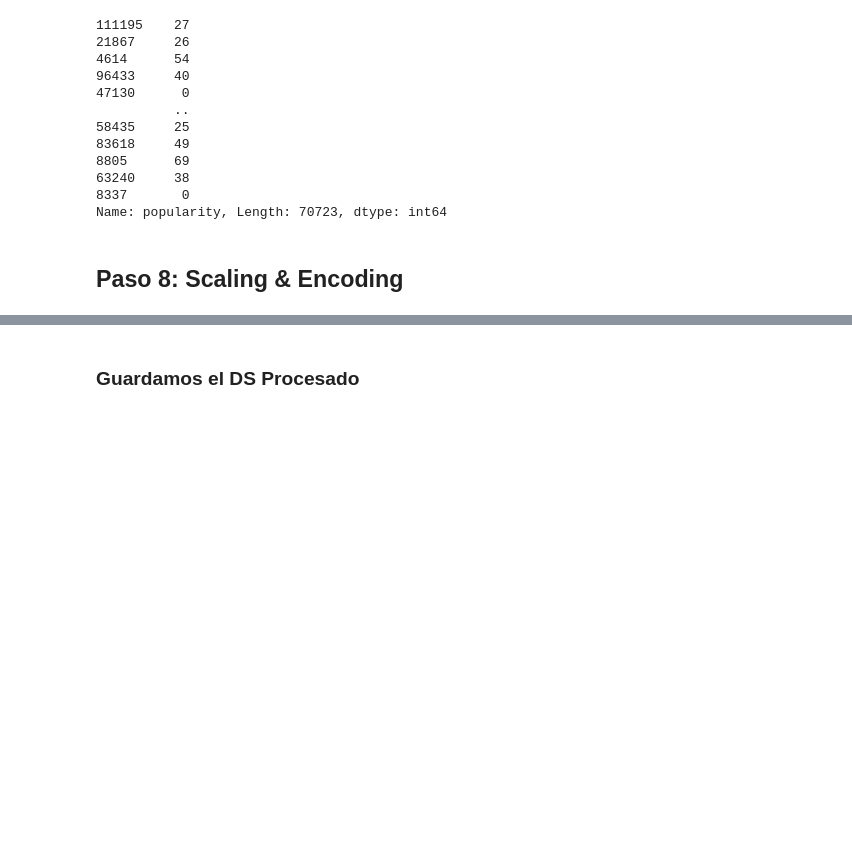
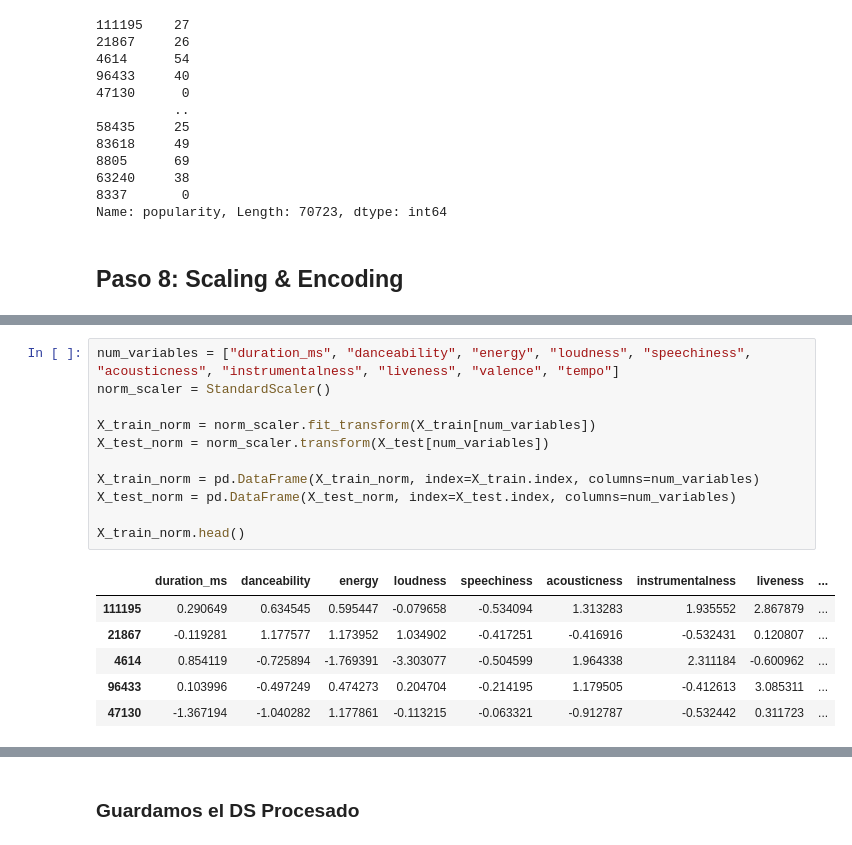
Before and after one commit to ArthurMartinezUcu/Ucu_diploma_python, a Jupyter notebook: notebooks/notebook.ipynb, the cells around one changed output, grey strips where cells are left out. Saved outputs shown, nothing was run; the diff lists cells and outputs as text; blank space fills up the shorter version.

```diff
--- a/notebooks/notebook.ipynb
+++ b/notebooks/notebook.ipynb
@@ -632,0 +655,18 @@ Name: popularity, Length: 70723, dtype: int64
+# %%
+num_variables = ["duration_ms", "danceability", "energy", "loudness", "speechiness", "acousticness", "instrumentalness", "liveness", "valence", "tempo"]
+norm_scaler = StandardScaler()
+
+X_train_norm = norm_scaler.fit_transform(X_train[num_variables])
+X_test_norm = norm_scaler.transform(X_test[num_variables])
+
+X_train_norm = pd.DataFrame(X_train_norm, index=X_train.index, columns=num_variables)
+X_test_norm = pd.DataFrame(X_test_norm, index=X_test.index, columns=num_variables)
+
+X_train_norm.head()
+# %% [output]
+|  | duration_ms | danceability | energy | loudness | speechiness | acousticness | instrumentalness | liveness | ... |
+| 111195 | 0.290649 | 0.634545 | 0.595447 | -0.079658 | -0.534094 | 1.313283 | 1.935552 | 2.867879 | ... |
+| 21867 | -0.119281 | 1.177577 | 1.173952 | 1.034902 | -0.417251 | -0.416916 | -0.532431 | 0.120807 | ... |
+| 4614 | 0.854119 | -0.725894 | -1.769391 | -3.303077 | -0.504599 | 1.964338 | 2.311184 | -0.600962 | ... |
+| 96433 | 0.103996 | -0.497249 | 0.474273 | 0.204704 | -0.214195 | 1.179505 | -0.412613 | 3.085311 | ... |
+| 47130 | -1.367194 | -1.040282 | 1.177861 | -0.113215 | -0.063321 | -0.912787 | -0.532442 | 0.311723 | ... |
```
Also changed, not shown: parts of 7 cells of this notebook.
